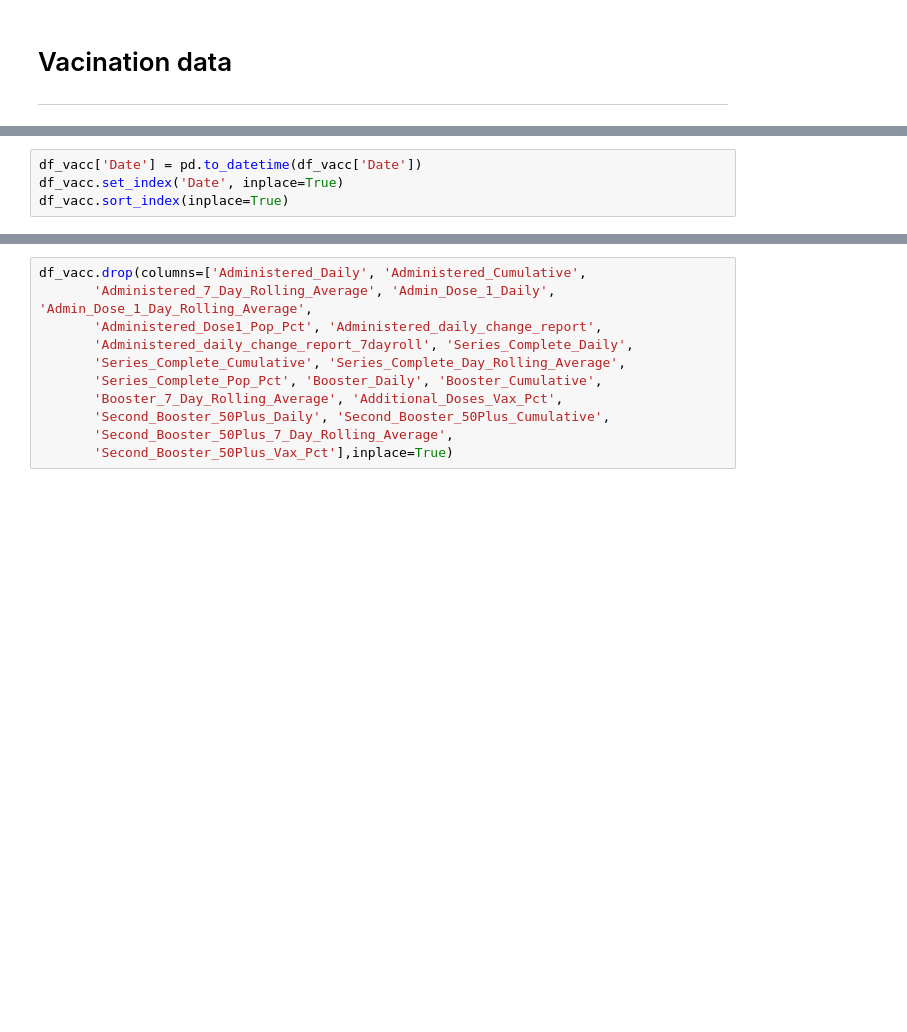
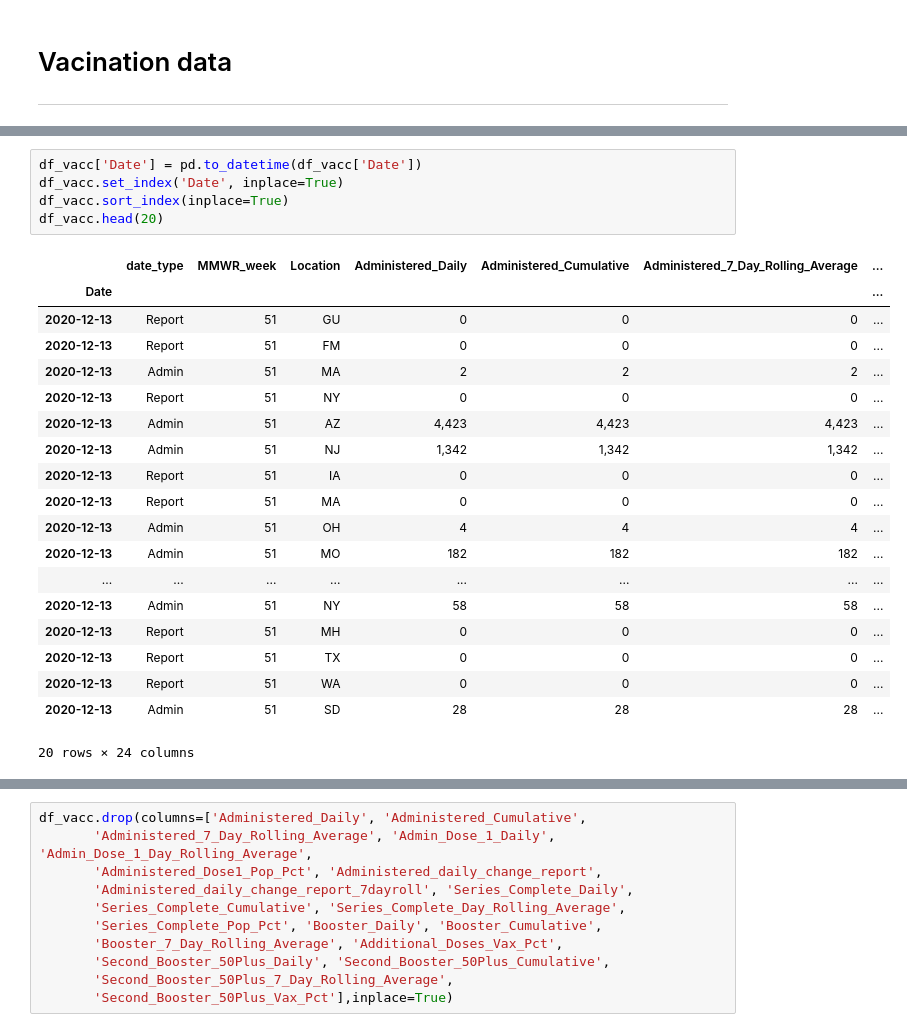
Before and after one commit to DeeVerma1/Project-4, a Jupyter notebook: code/02.1 - EDA_COVID_Cases.ipynb, the cells around one changed output, grey strips where cells are left out. Cells and saved outputs as stored; diff of their text form; blank space fills up the shorter version.

```diff
--- a/code/02.1 - EDA_COVID_Cases.ipynb
+++ b/code/02.1 - EDA_COVID_Cases.ipynb
@@ -891,4 +950,25 @@ df_vacc.info()
 # %%
 df_vacc['Date'] = pd.to_datetime(df_vacc['Date'])
 df_vacc.set_index('Date', inplace=True)
 df_vacc.sort_index(inplace=True)
+df_vacc.head(20)
+# %% [output]
+|  | date_type | MMWR_week | Location | Administered_Daily | Administered_Cumulative | Administered_7_Day_Rolling_Average | ... |
+| Date |  |  |  |  |  |  | ... |
+| 2020-12-13 | Report | 51 | GU | 0 | 0 | 0 | ... |
+| 2020-12-13 | Report | 51 | FM | 0 | 0 | 0 | ... |
+| 2020-12-13 | Admin | 51 | MA | 2 | 2 | 2 | ... |
+| 2020-12-13 | Report | 51 | NY | 0 | 0 | 0 | ... |
+| 2020-12-13 | Admin | 51 | AZ | 4,423 | 4,423 | 4,423 | ... |
+| 2020-12-13 | Admin | 51 | NJ | 1,342 | 1,342 | 1,342 | ... |
+| 2020-12-13 | Report | 51 | IA | 0 | 0 | 0 | ... |
+| 2020-12-13 | Report | 51 | MA | 0 | 0 | 0 | ... |
+| 2020-12-13 | Admin | 51 | OH | 4 | 4 | 4 | ... |
+| 2020-12-13 | Admin | 51 | MO | 182 | 182 | 182 | ... |
+| ... | ... | ... | ... | ... | ... | ... | ... |
+| 2020-12-13 | Admin | 51 | NY | 58 | 58 | 58 | ... |
+| 2020-12-13 | Report | 51 | MH | 0 | 0 | 0 | ... |
+| 2020-12-13 | Report | 51 | TX | 0 | 0 | 0 | ... |
+| 2020-12-13 | Report | 51 | WA | 0 | 0 | 0 | ... |
+| 2020-12-13 | Admin | 51 | SD | 28 | 28 | 28 | ... |
+20 rows × 24 columns
```
Also changed, not shown: parts of 21 cells of this notebook.
